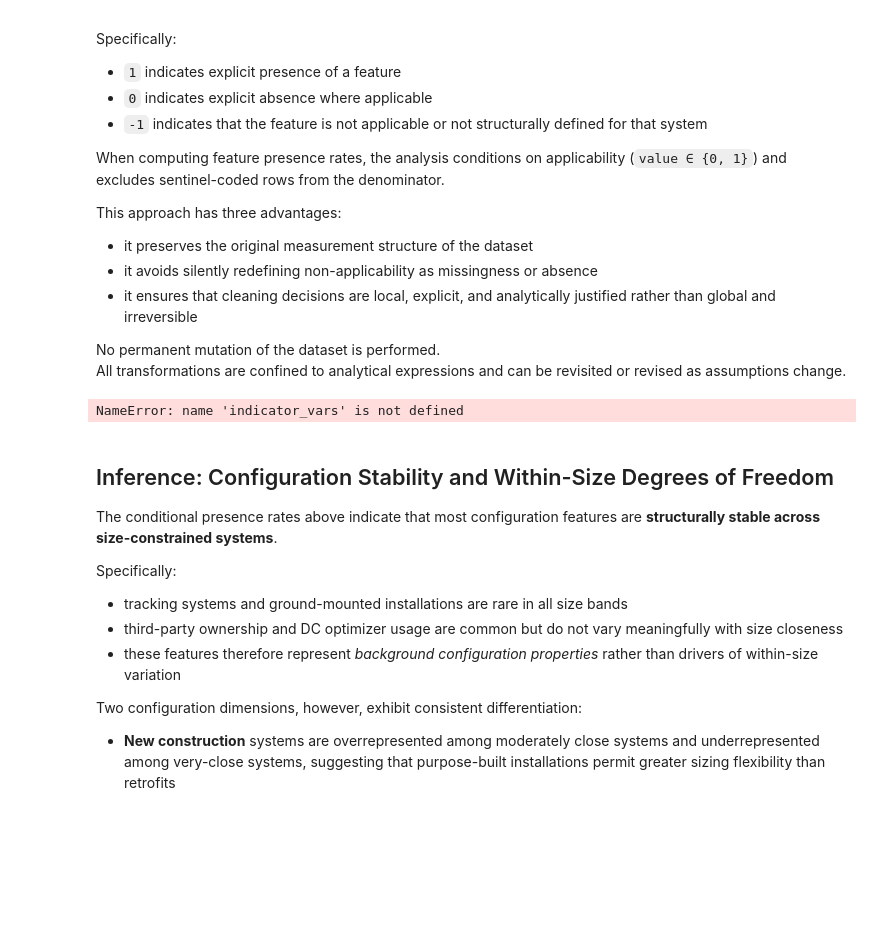
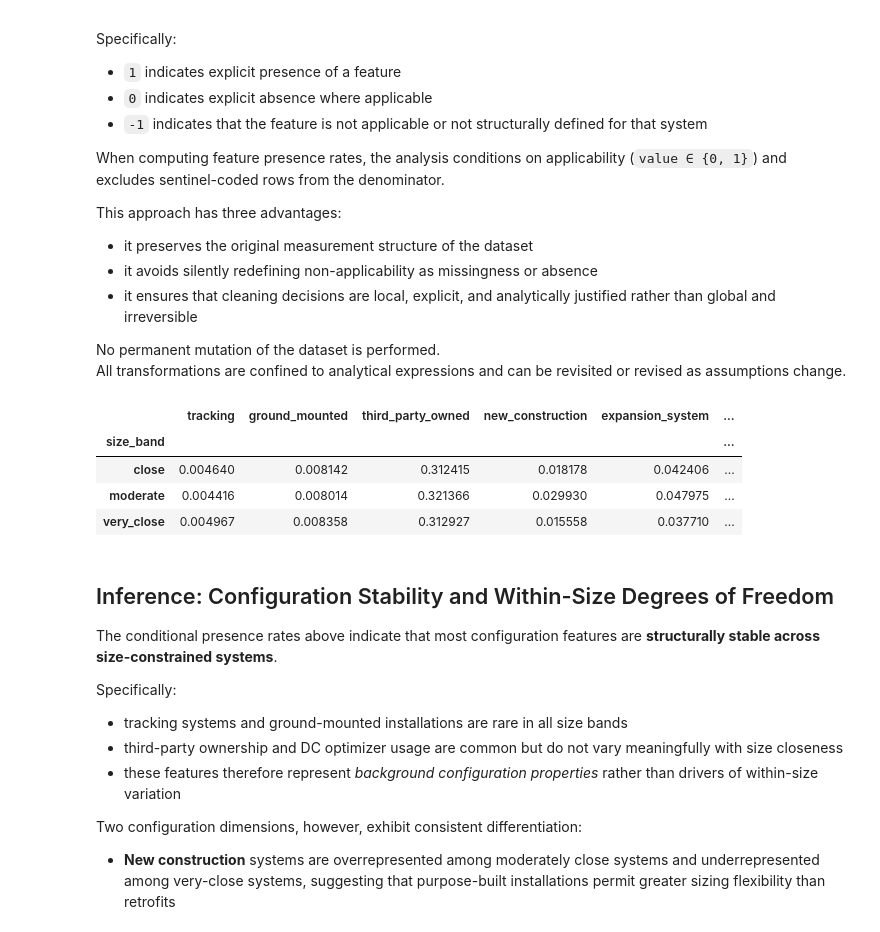
Before and after one commit to AsmaaELBorki/03_tts_configuration, a Jupyter notebook: notebooks/02_within_size_structural_configuration.ipynb, the cells around one changed output. Cells and saved outputs as stored; diff of their text form; code cells hidden in the pictures; blank space fills up the shorter version.

```diff
--- a/notebooks/02_within_size_structural_configuration.ipynb
+++ b/notebooks/02_within_size_structural_configuration.ipynb
@@ -246,16 +246,18 @@ or revised as assumptions change.
 # %%
 # Compute presence rates for indicator-style variables
 band_indicator_presence = (
     df_comparable
     .groupby("size_band")[indicator_vars]
     .apply(lambda x: (x == 1).mean())
 )
 
 band_indicator_presence
-
-band_indicator_freq
 # %% [output]
-NameError: name 'indicator_vars' is not defined
+|  | tracking | ground_mounted | third_party_owned | new_construction | expansion_system | ... |
+| size_band |  |  |  |  |  | ... |
+| close | 0.004640 | 0.008142 | 0.312415 | 0.018178 | 0.042406 | ... |
+| moderate | 0.004416 | 0.008014 | 0.321366 | 0.029930 | 0.047975 | ... |
+| very_close | 0.004967 | 0.008358 | 0.312927 | 0.015558 | 0.037710 | ... |
 # %% [markdown]
 ## Inference: Configuration Stability and Within-Size Degrees of Freedom
 
```
Also changed, not shown: parts of 4 cells of this notebook, 1 other file.
